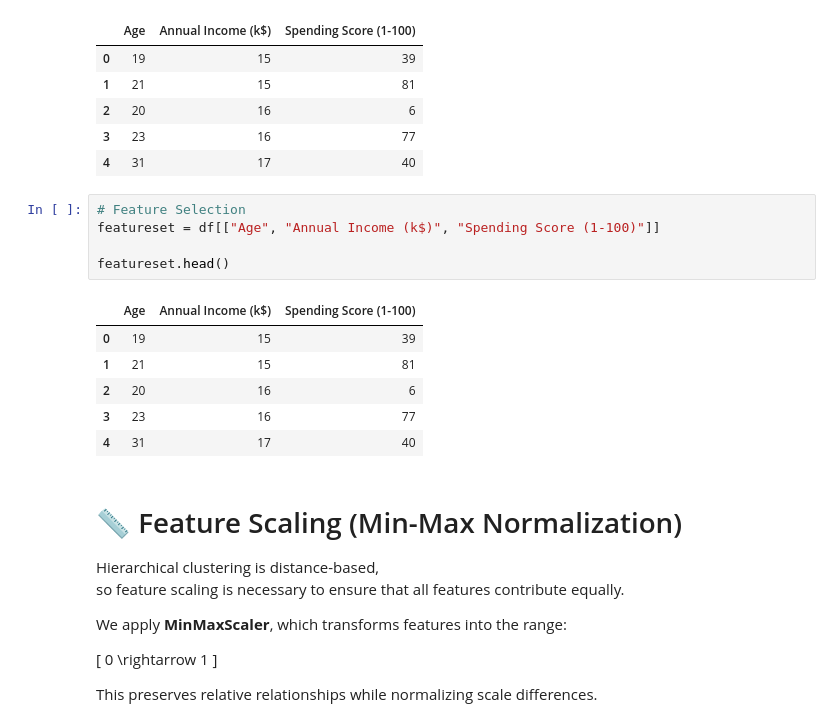
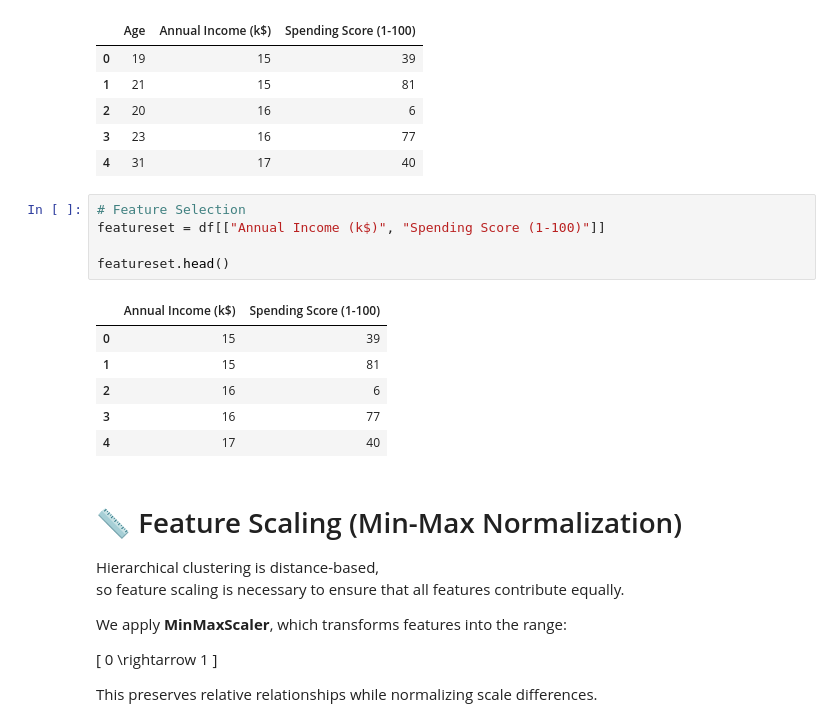
Before and after one commit to M-H-Tabatabai/Customer-Segmentation-Clustering, a Jupyter notebook: hierarchical/hierarchical.ipynb, the cells around one changed output. Drawn from its saved outputs; the diff is of its cells as text.

```diff
--- a/hierarchical/hierarchical.ipynb
+++ b/hierarchical/hierarchical.ipynb
@@ -102,16 +102,16 @@ Shape after dropping NaNs: (200, 3)
 | 4 | 31 | 17 | 40 |
 # %%
 # Feature Selection
-featureset = df[["Age", "Annual Income (k$)", "Spending Score (1-100)"]]
+featureset = df[["Annual Income (k$)", "Spending Score (1-100)"]]
 
 featureset.head()
 # %% [output]
-|  | Age | Annual Income (k$) | Spending Score (1-100) |
-| 0 | 19 | 15 | 39 |
-| 1 | 21 | 15 | 81 |
-| 2 | 20 | 16 | 6 |
-| 3 | 23 | 16 | 77 |
-| 4 | 31 | 17 | 40 |
+|  | Annual Income (k$) | Spending Score (1-100) |
+| 0 | 15 | 39 |
+| 1 | 15 | 81 |
+| 2 | 16 | 6 |
+| 3 | 16 | 77 |
+| 4 | 17 | 40 |
 # %% [markdown]
 # 📏 Feature Scaling (Min-Max Normalization)
 
```
Also changed, not shown: parts of 9 cells of this notebook, 1 other file.
